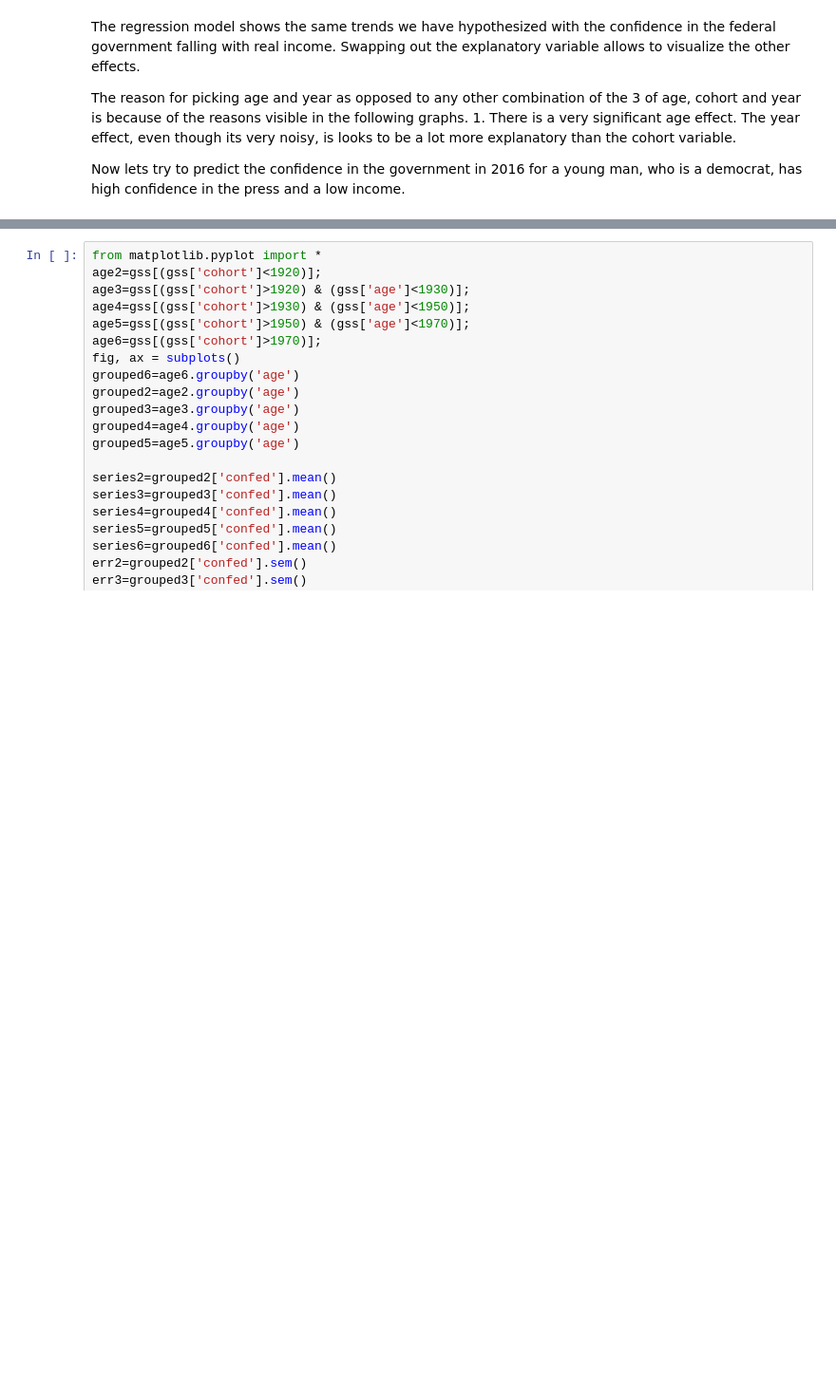
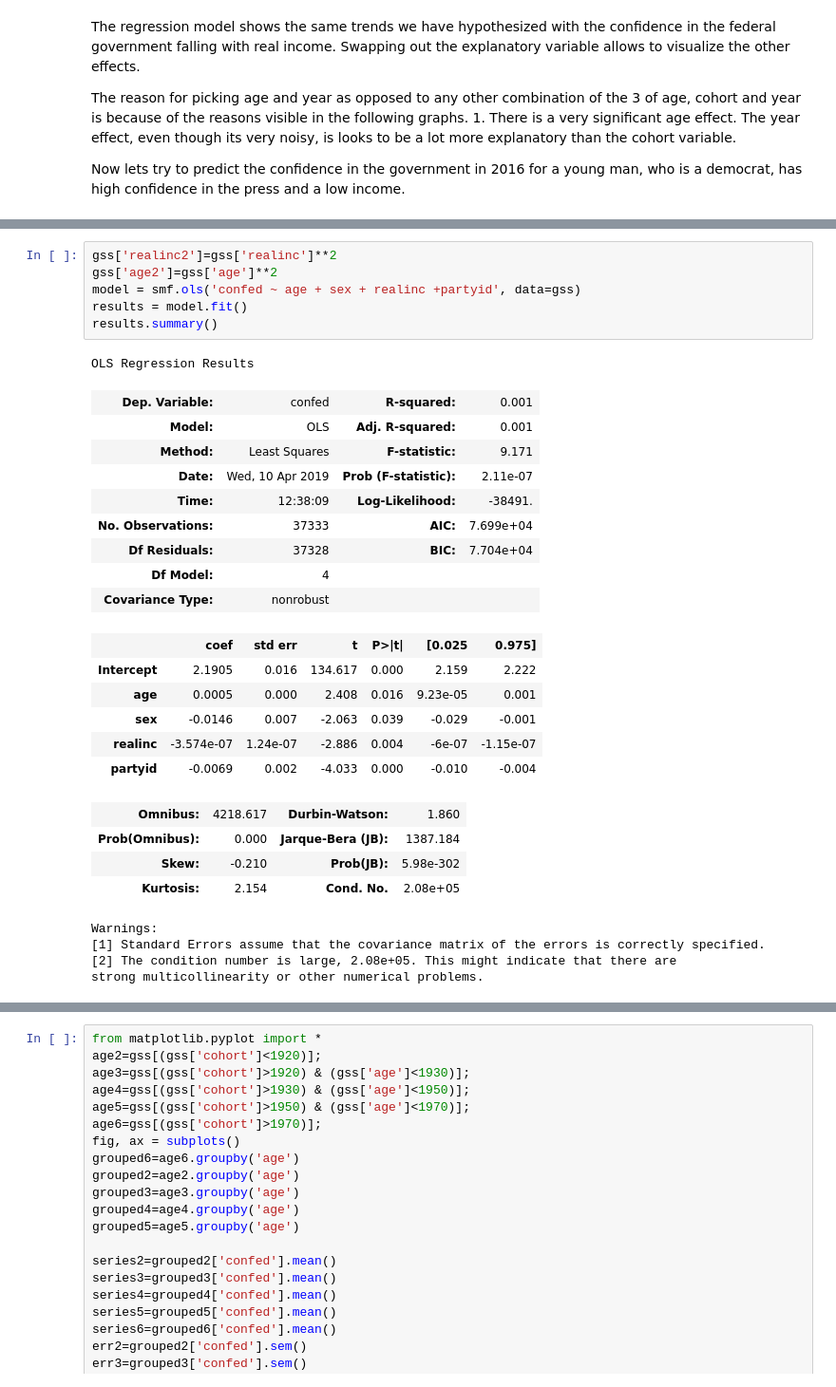
Before and after one commit to ssreekanth2000/project_2, a Jupyter notebook: project02.ipynb, the cells around one changed output, grey strips where cells are left out. Shown: that part at 95% size. Saved outputs shown, nothing was run; the diff lists cells and outputs as text; blank space fills up the shorter version.

```diff
--- a/project02.ipynb
+++ b/project02.ipynb
@@ -379,0 +380,31 @@ No handles with labels found to put in legend.
+# %%
+gss['realinc2']=gss['realinc']**2
+gss['age2']=gss['age']**2
+model = smf.ols('confed ~ age + sex + realinc +partyid', data=gss)
+results = model.fit()
+results.summary()
+# %% [output]
+OLS Regression Results
+| Dep. Variable: | confed | R-squared: | 0.001 |
+| Model: | OLS | Adj. R-squared: | 0.001 |
+| Method: | Least Squares | F-statistic: | 9.171 |
+| Date: | Wed, 10 Apr 2019 | Prob (F-statistic): | 2.11e-07 |
+| Time: | 12:38:09 | Log-Likelihood: | -38491. |
+| No. Observations: | 37333 | AIC: | 7.699e+04 |
+| Df Residuals: | 37328 | BIC: | 7.704e+04 |
+| Df Model: | 4 |  |  |
+| Covariance Type: | nonrobust |  |  |
+|  | coef | std err | t | P>|t| | [0.025 | 0.975] |
+| Intercept | 2.1905 | 0.016 | 134.617 | 0.000 | 2.159 | 2.222 |
+| age | 0.0005 | 0.000 | 2.408 | 0.016 | 9.23e-05 | 0.001 |
+| sex | -0.0146 | 0.007 | -2.063 | 0.039 | -0.029 | -0.001 |
+| realinc | -3.574e-07 | 1.24e-07 | -2.886 | 0.004 | -6e-07 | -1.15e-07 |
+| partyid | -0.0069 | 0.002 | -4.033 | 0.000 | -0.010 | -0.004 |
+| Omnibus: | 4218.617 | Durbin-Watson: | 1.860 |
+| Prob(Omnibus): | 0.000 | Jarque-Bera (JB): | 1387.184 |
+| Skew: | -0.210 | Prob(JB): | 5.98e-302 |
+| Kurtosis: | 2.154 | Cond. No. | 2.08e+05 |
+Warnings:
+[1] Standard Errors assume that the covariance matrix of the errors is correctly specified.
+[2] The condition number is large, 2.08e+05. This might indicate that there are
+strong multicollinearity or other numerical problems.
```
Also changed, not shown: parts of 3 cells of this notebook, 1 other file.
